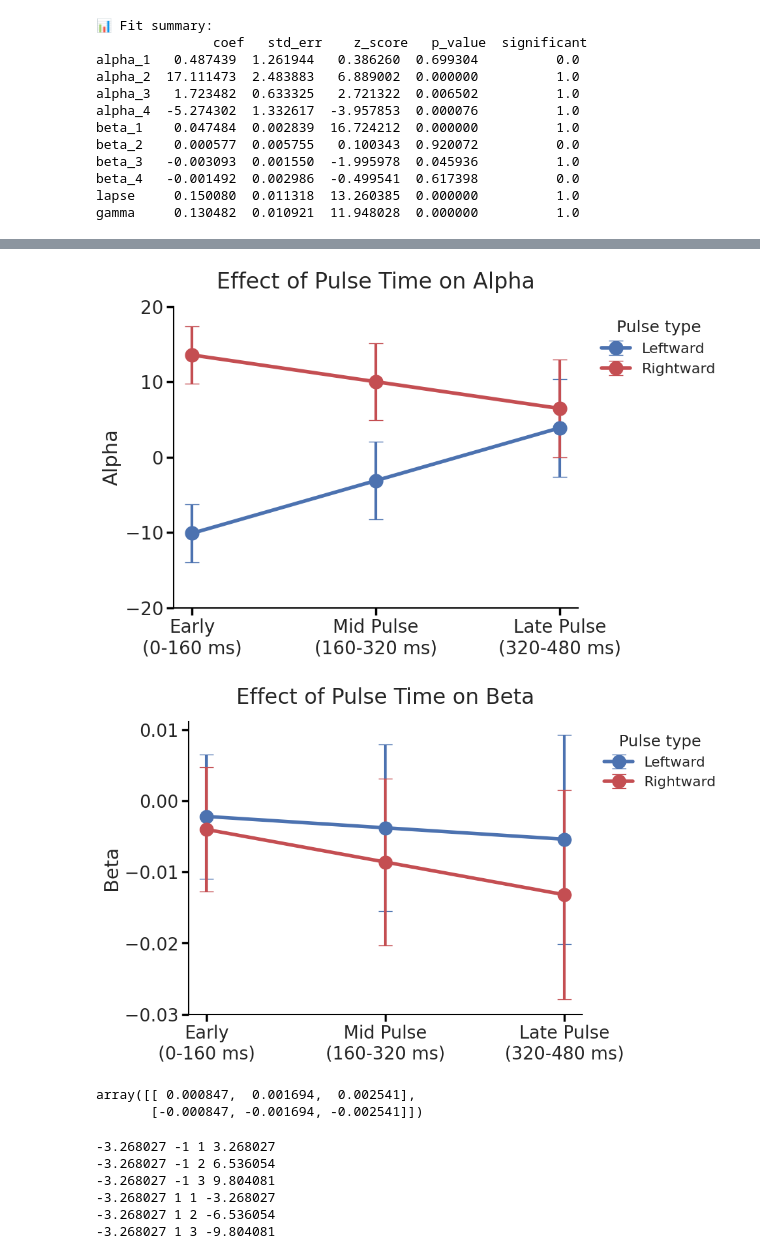
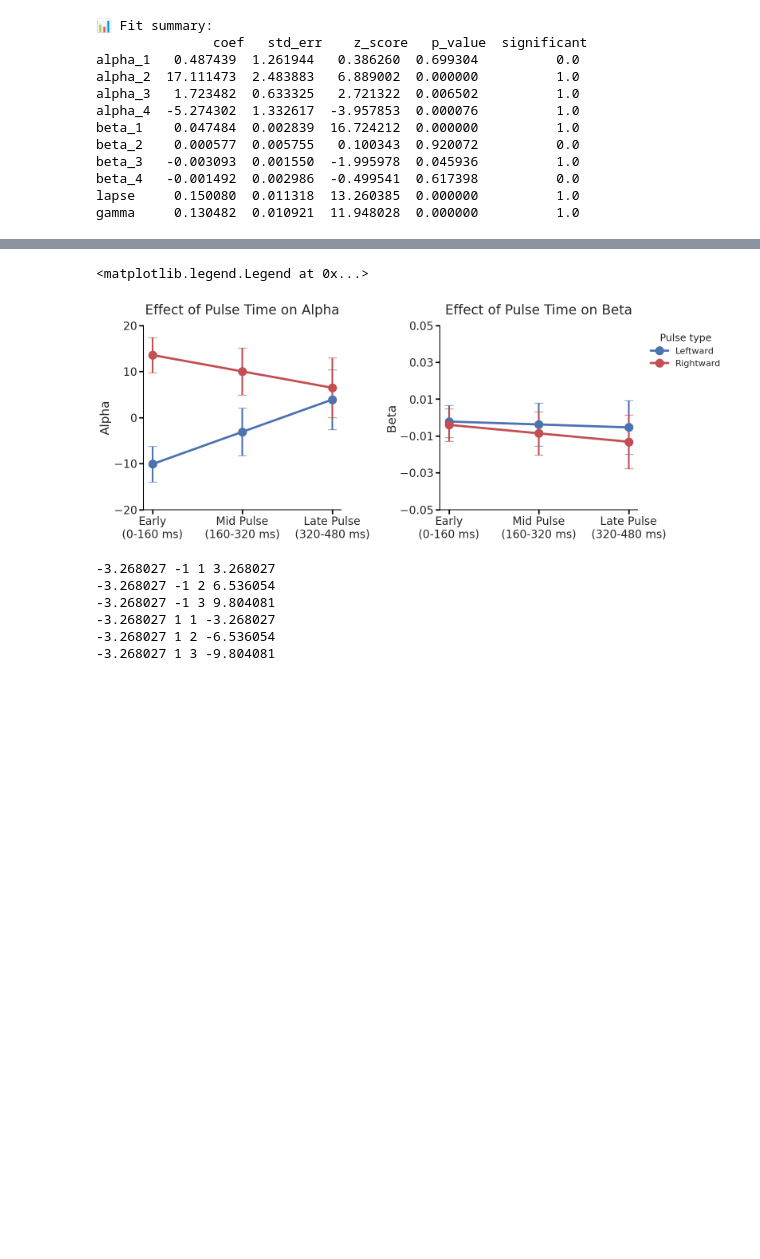
Before and after one commit to vaibrainium/decision-behavior-in-mice, a Jupyter notebook: notebooks/1.0-psychometric-analysis.ipynb, the cells around one changed output, grey strips where cells are left out. Cells and saved outputs as stored; diff of their text form; code cells hidden in the pictures; blank space fills up the shorter version.

```diff
--- a/notebooks/1.0-psychometric-analysis.ipynb
+++ b/notebooks/1.0-psychometric-analysis.ipynb
@@ -338,48 +456,73 @@ def plot_pulse_params(pulses, fit_summary, param, color, label, marker="o", mark
 # %%
 # effect of time on alpha and beta with standard error bars
+
+fig, axs = plt.subplots(1, 2, figsize=(16, 6))
+# add gap between subplots
+plt.subplots_adjust(wspace=0.5)
+
 for param in ["alpha", "beta"]:
-    plt.figure(figsize=(8, 6))
+
+    plt.subplot(1, 2, 1 if param == "alpha" else 2)
+
     pulses = [-1, -2, -3]
+    plt.errorbar(
+        [1, 2, 3],
+        [(get_param_and_se(p, fit_summary, param)) for p in pulses],
+        yerr=[fit_summary["std_err"][f"{param}_2"] + abs(p) * fit_summary["std_err"][f"{param}_4"] for p in pulses],
+        fmt="o-",
+        color="b",
+        markersize=15,
+        elinewidth=3,
+        lw=4,
+        capsize=8,
+        # label="Leftward",
+    )
+    pulses = [1, 2, 3]
+    plt.errorbar(
+        [1, 2, 3],
+        [(get_param_and_se(p, fit_summary, param)) for p in pulses],
+        yerr=[fit_summary["std_err"][f"{param}_2"] + abs(p) * fit_summary["std_err"][f"{param}_4"] for p in pulses],
+        fmt="o-",
+        color="r",
+        markersize=15,
+        elinewidth=3,
+        lw=4,
+        capsize=8,
+        # label="Rightward",
+    )
 
-    plt.errorbar([1,2,3], [(get_param_and_se(p, fit_summary, param)) for p in pulses], yerr=[fit_summary["std_err"][f"{param}_2"] + abs(p) * fit_summary["std_err"][f"{param}_4"] for p in pulses],
-                fmt="o-", color="b", markersize=15, elinewidth=3, lw=4, capsize=8, label="Leftward")
-    pulses = [1, 2, 3]
-    plt.errorbar([1,2,3], [(get_param_and_se(p, fit_summary, param)) for p in pulses], yerr=[fit_summary["std_err"][f"{param}_2"] + abs(p) * fit_summary["std_err"][f"{param}_4"] for p in pulses],
-                fmt="o-", color="r", markersize=15, elinewidth=3, lw=4, capsize=8, label="Rightward")
+    plt.tick_params(axis="both", which="major", labelsize=20, width=2.5, length=8, color="black", direction="out", bottom=True, left=True)
+
 
     plt.xticks([1, 2, 3], ["Early\n(0-160 ms)", "Mid Pulse\n(160-320 ms)", "Late Pulse\n(320-480 ms)"])
     if param == "alpha":
         plt.yticks([-20, -10, 0, 10, 20])
     elif param == "beta":
-        plt.yticks([-0.03, -0.02, -0.01, 0, 0.01])
+        plt.yticks([-0.05, -0.03, -0.01, 0.01, 0.03, 0.05])
+        plt.ylim(-0.05, 0.05)
     plt.title("Effect of Pulse Time on " + param.capitalize(), fontsize=24, pad=20)
     # plt.xlabel("Pulse Time", fontsize=22)
     plt.ylabel(param.capitalize(), fontsize=22)
     # no grid, no top/right spines
 
 
-    plt.legend(title="Pulse type", title_fontsize=18, bbox_to_anchor=(1.025, 1), loc="upper left", fontsize=16, frameon=False)
-
-    plt.tick_params(axis="both", which="major", labelsize=20, width=2.5, length=8, color="black", direction="out", bottom=True, left=True)
-
-    plt.gca().spines['right'].set_visible(False)
-    plt.gca().spines['top'].set_visible(False)
-    for dir in ['left', 'bottom']:
+    plt.gca().spines["right"].set_visible(False)
+    plt.gca().spines["top"].set_visible(False)
+    for dir in ["left", "bottom"]:
         plt.gca().spines[dir].set_linewidth(1.5)
-        plt.gca().spines[dir].set_color('black')
+        plt.gca().spines[dir].set_color("black")
     plt.grid(False)
 
+plt.errorbar([],[],[],fmt="o-",color="b",markersize=15,elinewidth=3,lw=4,capsize=8,label="Leftward")
+plt.errorbar([], [], [], fmt="o-", color="r", markersize=15, elinewidth=3, lw=4, capsize=8, label="Rightward")
+plt.legend(title="Pulse type", title_fontsize=18, bbox_to_anchor=(1.025, 1), loc="upper left", fontsize=16, frameon=False)
 
-    plt.savefig(Path(dir_config.project_dir, "dissemination", "poster", f"pulse_effect_on_{param}.svg"), bbox_inches="tight")
-    plt.savefig(Path(dir_config.project_dir, "dissemination", "poster", f"pulse_effect_on_{param}.png"), bbox_inches="tight")
+
+# plt.savefig(Path(dir_config.project_dir, "dissemination", "poster", f"pulse_effect_on_{param}.svg"), bbox_inches="tight")
+    # plt.savefig(Path(dir_config.project_dir, "dissemination", "poster", f"pulse_effect_on_{param}.png"), bbox_inches="tight")
 # %% [output]
+<matplotlib.legend.Legend at 0x...>
-[figure, old version]
+[figure, new version]
-[figure, removed]
-# %%
-interaction_effects
-# %% [output]
-array([[ 0.000847,  0.001694,  0.002541],
-       [-0.000847, -0.001694, -0.002541]])
 # %%
 # plot interaction effect on alpha and beta as a 2x3 heatmap
 for param in ["alpha", "beta"]:
```
Also changed, not shown: parts of 6 cells of this notebook, 15 other files.
